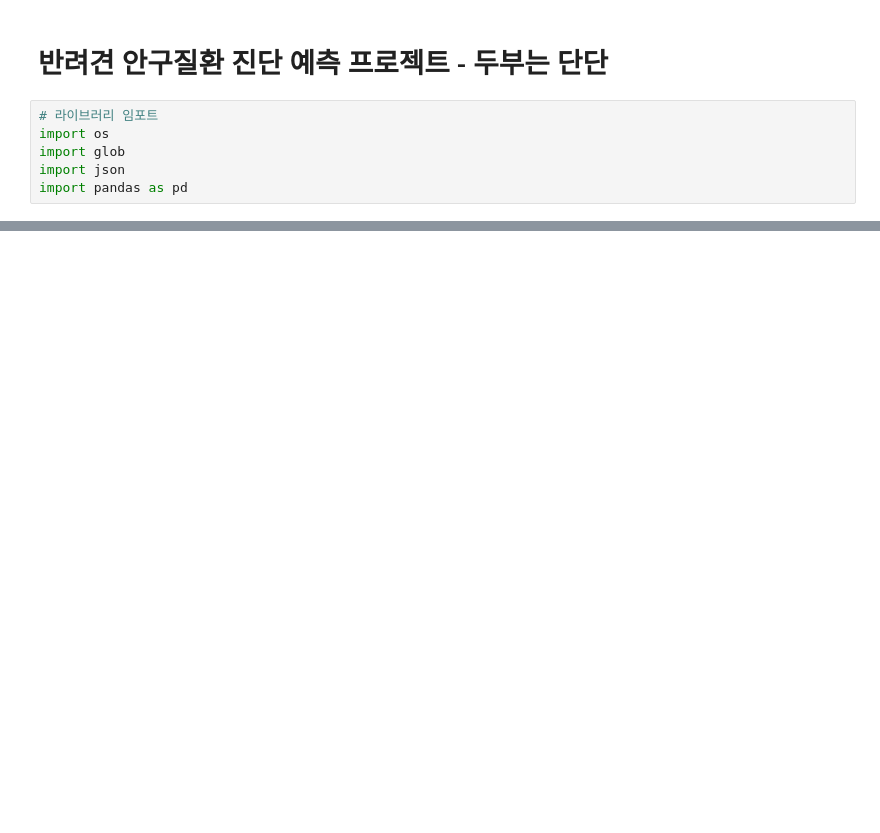
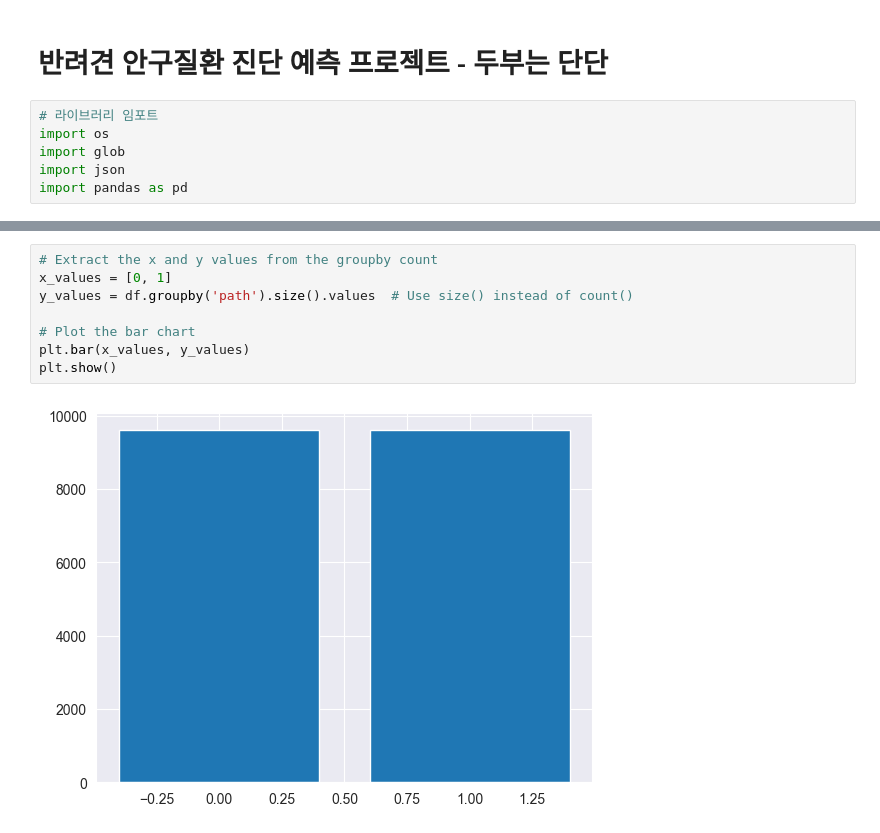
Before and after one commit to journnie/eye_disease, a Jupyter notebook: eye_lesion_diagnosis_model.ipynb, the cells around one changed output, grey strips where cells are left out. Saved outputs shown, nothing was run; the diff lists cells and outputs as text; blank space fills up the shorter version.

```diff
--- a/eye_lesion_diagnosis_model.ipynb
+++ b/eye_lesion_diagnosis_model.ipynb
@@ -98,0 +203,10 @@ Name: age, Length: 19198, dtype: float64
+# %%
+# Extract the x and y values from the groupby count
+x_values = [0, 1]
+y_values = df.groupby('path').size().values  # Use size() instead of count()
+
+# Plot the bar chart
+plt.bar(x_values, y_values)
+plt.show()
+# %% [output]
+[figure, added]
```
Also changed, not shown: parts of 33 cells of this notebook.
